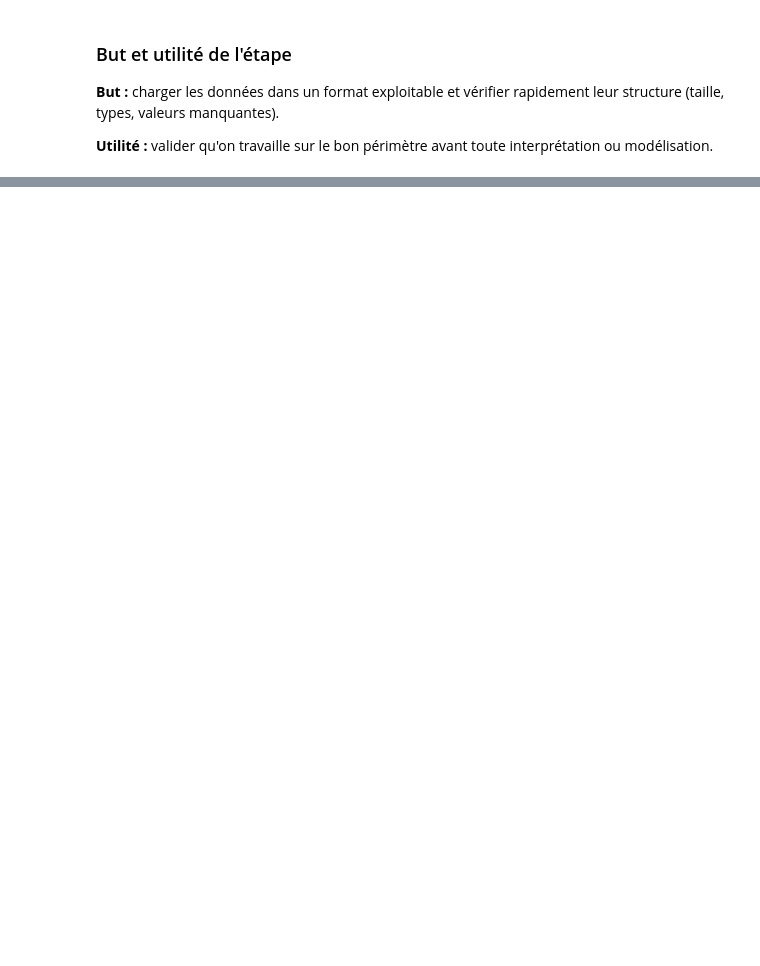
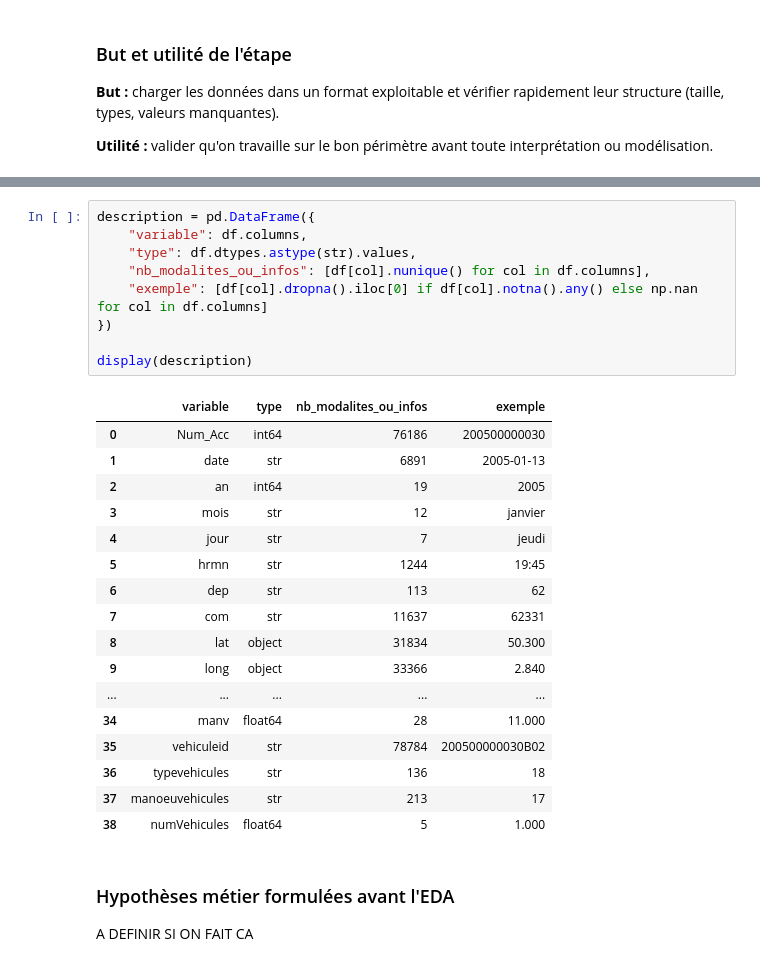
Before and after one commit to Elodami/Projet2, a Jupyter notebook: notebook.ipynb, the cells around one changed output, grey strips where cells are left out. Drawn from its saved outputs; the diff is of its cells as text; blank space fills up the shorter version.

```diff
--- a/notebook.ipynb
+++ b/notebook.ipynb
@@ -99,0 +122,31 @@ memory usage: 23.8+ MB
+# %%
+description = pd.DataFrame({
+    "variable": df.columns,
+    "type": df.dtypes.astype(str).values,
+    "nb_modalites_ou_infos": [df[col].nunique() for col in df.columns],
+    "exemple": [df[col].dropna().iloc[0] if df[col].notna().any() else np.nan for col in df.columns]
+})
+
+display(description)
+# %% [output]
+|  | variable | type | nb_modalites_ou_infos | exemple |
+| 0 | Num_Acc | int64 | 76186 | 200500000030 |
+| 1 | date | str | 6891 | 2005-01-13 |
+| 2 | an | int64 | 19 | 2005 |
+| 3 | mois | str | 12 | janvier |
+| 4 | jour | str | 7 | jeudi |
+| 5 | hrmn | str | 1244 | 19:45 |
+| 6 | dep | str | 113 | 62 |
+| 7 | com | str | 11637 | 62331 |
+| 8 | lat | object | 31834 | 50.300 |
+| 9 | long | object | 33366 | 2.840 |
+| ... | ... | ... | ... | ... |
+| 34 | manv | float64 | 28 | 11.000 |
+| 35 | vehiculeid | str | 78784 | 200500000030B02 |
+| 36 | typevehicules | str | 136 | 18 |
+| 37 | manoeuvehicules | str | 213 | 17 |
+| 38 | numVehicules | float64 | 5 | 1.000 |
+# %% [markdown]
+### Hypothèses métier formulées avant l'EDA
+
+A DEFINIR SI ON FAIT CA
```
Also changed, not shown: parts of 27 cells of this notebook.
